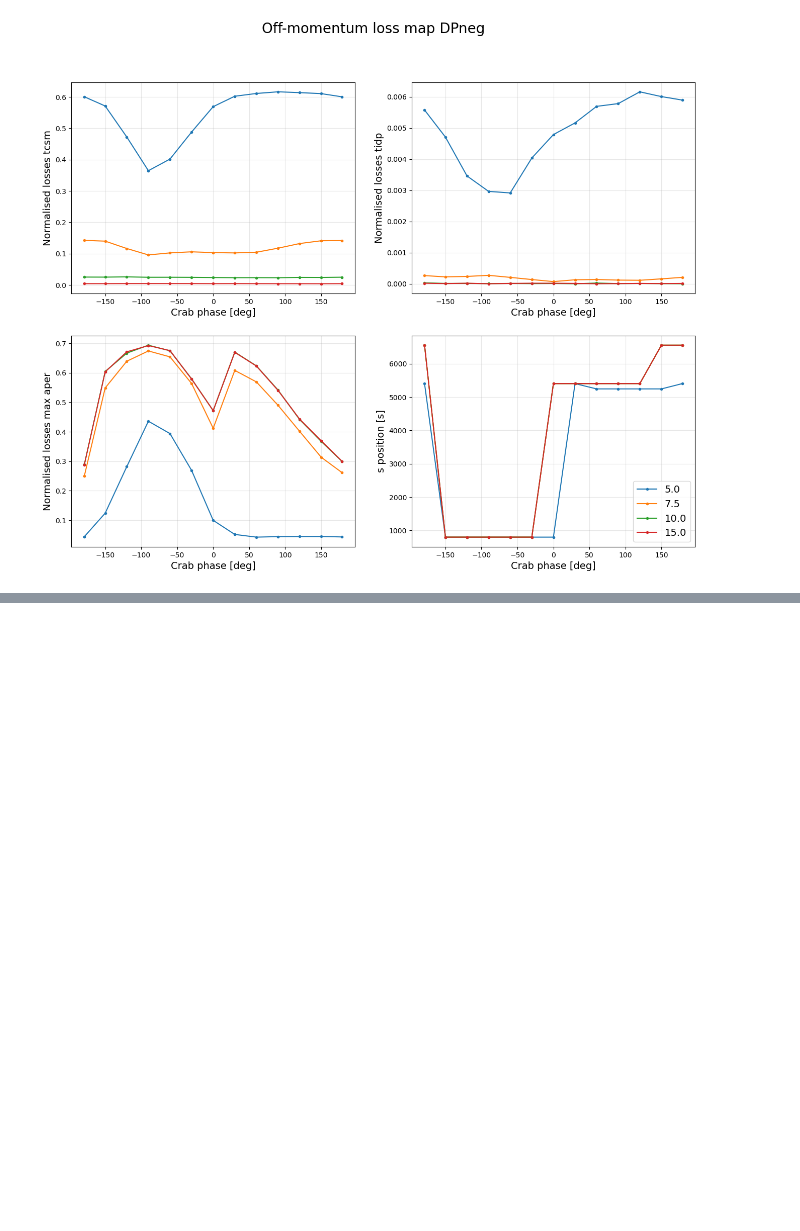
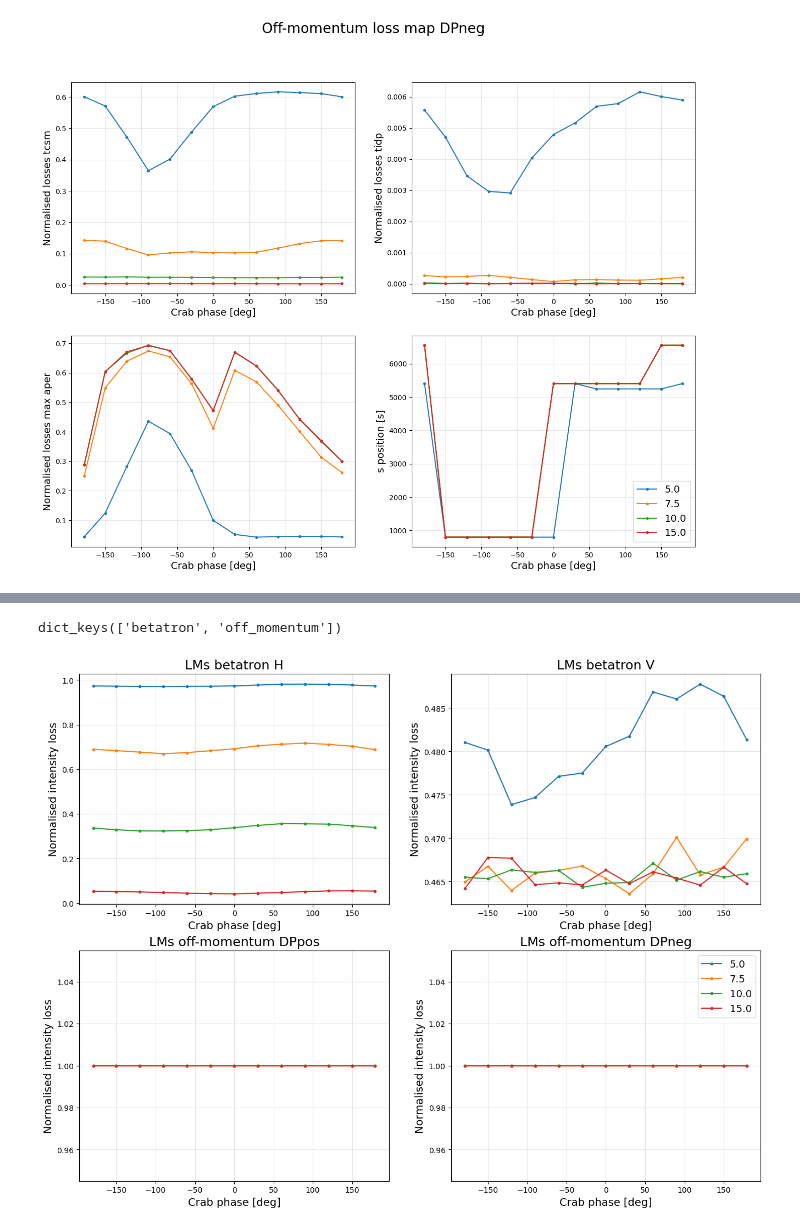
Before and after one commit to lisepauwels/sps-crab-cavities, a Jupyter notebook: studies/ccs_scans/results/postprocess.ipynb, the cells around one changed output, grey strips where cells are left out. Saved outputs shown, nothing was run; the diff lists cells and outputs as text; code cells hidden in the pictures; blank space fills up the shorter version.

```diff
--- a/studies/ccs_scans/results/postprocess.ipynb
+++ b/studies/ccs_scans/results/postprocess.ipynb
@@ -498,0 +556,60 @@ plt.show()
+# %%
+for crab_plane in iloss:
+    for err_type in iloss[crab_plane]:
+        for lm_type in iloss[crab_plane][err_type]:
+            for plane in iloss[crab_plane][err_type][lm_type]:
+                for collgap in iloss[crab_plane][err_type][lm_type][plane]:
+                    phase = iloss[crab_plane][err_type][lm_type][plane][collgap]['phase']
+                    loss = iloss[crab_plane][err_type][lm_type][plane][collgap]['loss']
+
+                    phase, loss = map(
+                        list,
+                        zip(*sorted(zip(phase, loss, strict=True), key=lambda row: row[0]))
+                    )
+                    iloss[crab_plane][err_type][lm_type][plane][collgap]['phase'] = phase
+                    iloss[crab_plane][err_type][lm_type][plane][collgap]['loss'] = loss
+# %%
+iloss[crab_plane][err_type].keys()
+# %% [output]
+dict_keys(['betatron', 'off_momentum'])
+# %%
+plt.close('all')
+fig, ax = plt.subplots(2,2, figsize = (16,12))
+
+gaps = ['5.0', '7.5', '10.0', '15.0']
+
+for collgap in gaps:
+    loc = iloss['H']['with']['betatron']['H'][collgap]
+    ax[0,0].plot(loc['phase'], loc['loss'], marker='.', label=collgap)
+
+    loc = iloss['H']['with']['betatron']['V'][collgap]
+    ax[0,1].plot(loc['phase'], loc['loss'], marker='.', label=collgap)
+
+    loc = iloss['H']['with']['off_momentum']['DPpos'][collgap]
+    ax[1,0].plot(loc['phase'], loc['loss'], marker='.', label=collgap)
+
+    loc = iloss['H']['with']['off_momentum']['DPneg'][collgap]
+    ax[1,1].plot(loc['phase'], loc['loss'], marker='.', label=collgap)
+ax[0,0].grid(alpha=0.3)
+ax[0,0].set_xlabel('Crab phase [deg]', fontsize=14)
+ax[0,0].set_ylabel('Normalised intensity loss', fontsize=14)
+ax[0,0].set_title('LMs betatron H', fontsize=17)
+
+ax[0,1].grid(alpha=0.3)
+ax[0,1].set_xlabel('Crab phase [deg]', fontsize=14)
+ax[0,1].set_ylabel('Normalised intensity loss', fontsize=14)
+ax[0,1].set_title('LMs betatron V', fontsize=17)
+
+ax[1,0].grid(alpha=0.3)
+ax[1,0].set_xlabel('Crab phase [deg]', fontsize=14)
+ax[1,0].set_ylabel('Normalised intensity loss', fontsize=14)
+ax[1,0].set_title('LMs off-momentum DPpos', fontsize=17)
+
+ax[1,1].grid(alpha=0.3)
+ax[1,1].set_xlabel('Crab phase [deg]', fontsize=14)
+ax[1,1].set_ylabel('Normalised intensity loss', fontsize=14)
+ax[1,1].set_title('LMs off-momentum DPneg', fontsize=17)
+ax[1,1].legend(fontsize=13)
+plt.show()
+# %% [output]
+[figure, added]
```
Also changed, not shown: parts of 5 cells of this notebook.
